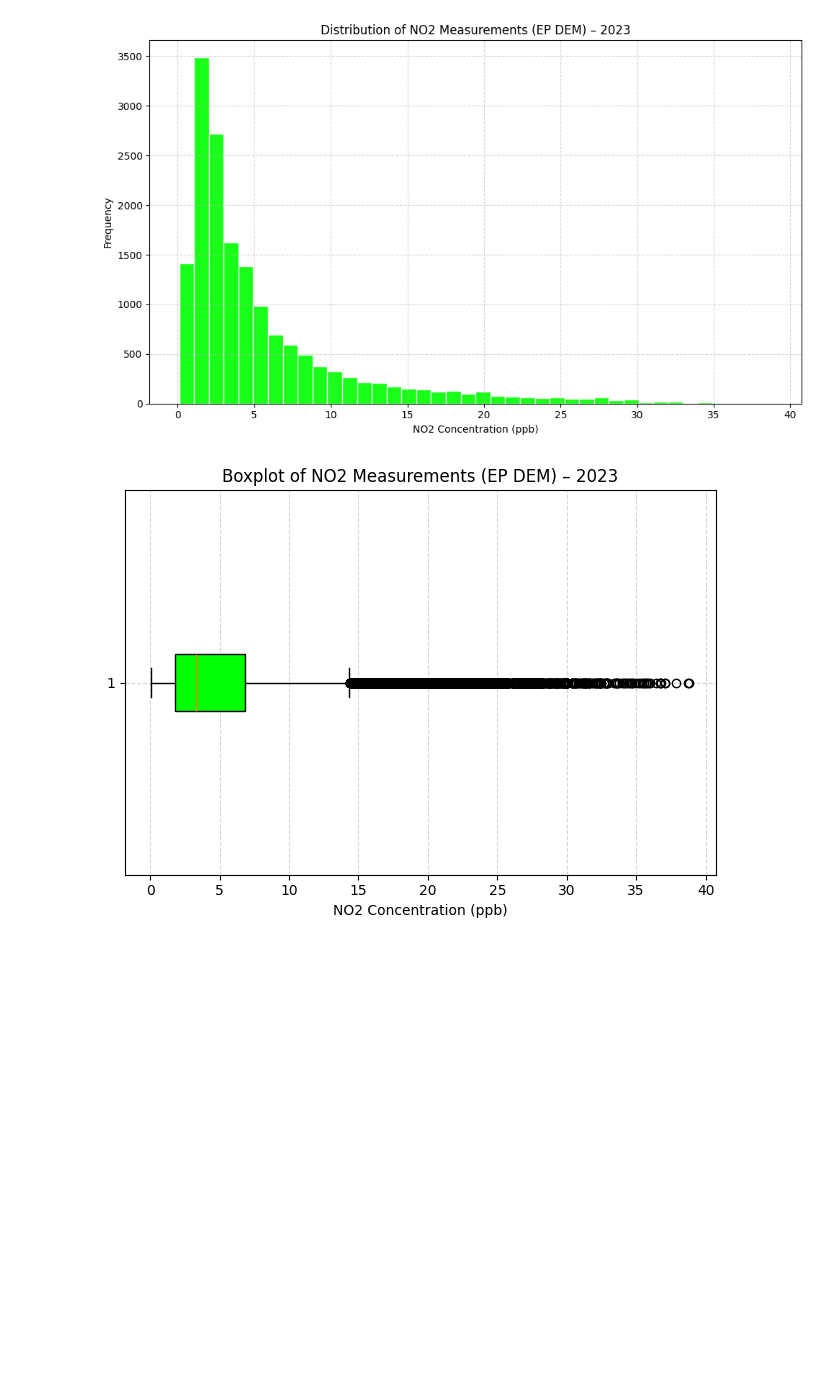
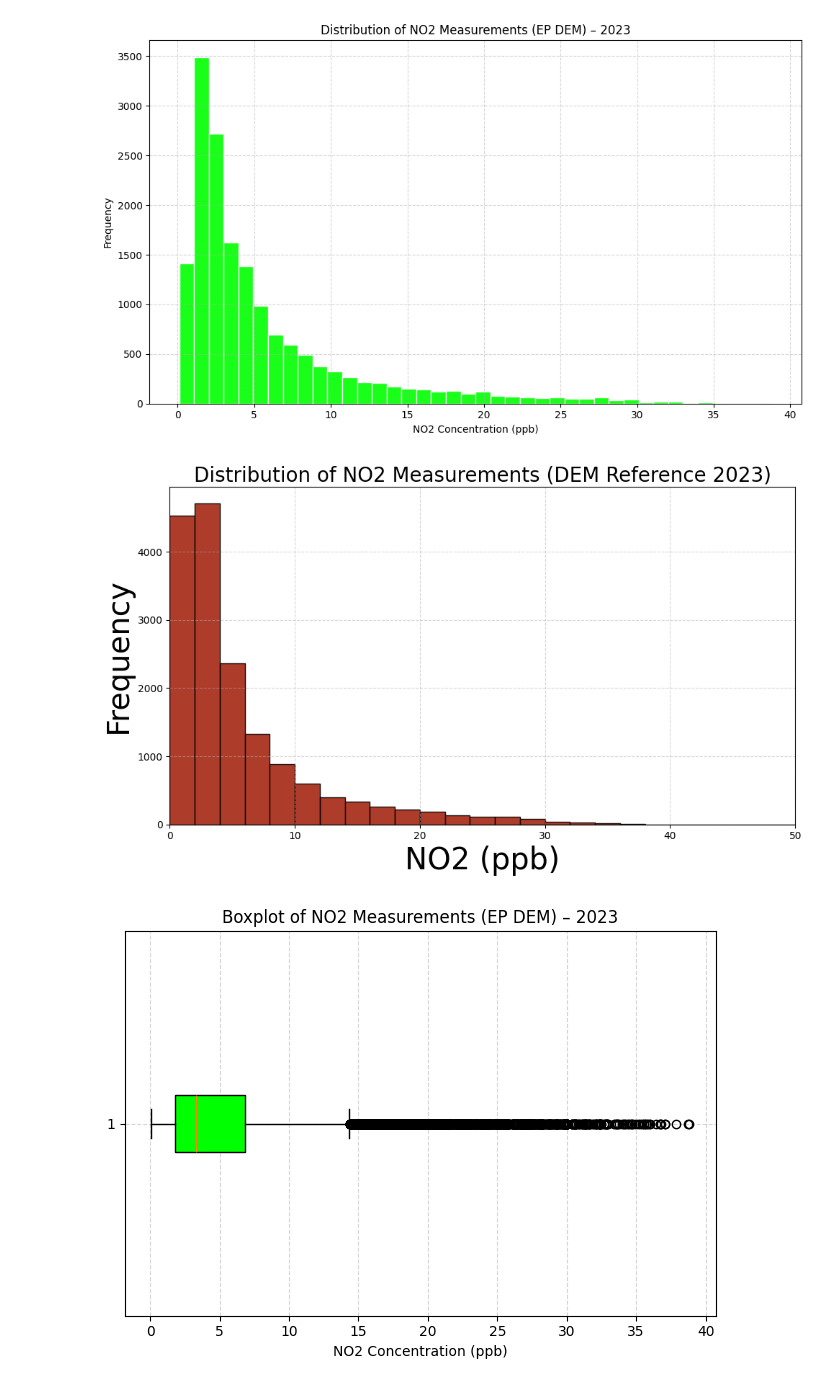
Before and after one commit to jacklardner/calibrated-no2-EDA, a Jupyter notebook: calibrated_to_EP.ipynb, the cells around one changed output. Drawn from its saved outputs; the diff is of its cells as text; code cells hidden in the pictures; blank space fills up the shorter version.

Commit message:
added new visuals

```diff
--- a/calibrated_to_EP.ipynb
+++ b/calibrated_to_EP.ipynb
@@ -476,6 +476,24 @@ plt.tight_layout()
 plt.show()
 # %% [output]
 [figure]
+# %%
+no2_values = reference_no2_ep["true_no2"].dropna()
+
+bins = np.arange(0, 52, 2)
+
+plt.figure(figsize=(10, 6))
+plt.hist(no2_values, bins=bins, color="#a52714", edgecolor="black", alpha=0.9)
+
+plt.title("Distribution of NO2 Measurements (DEM Reference 2023)", fontsize=20)
+plt.xlabel("NO2 (ppb)", fontsize=30)
+plt.ylabel("Frequency", fontsize=30)
+plt.xlim(0, 50)
+plt.grid(True, linestyle="--", alpha=0.5)
+plt.tight_layout()
+
+plt.show()
+# %% [output]
+[figure, added]
 # %%
 plt.boxplot(no2_values, vert=False, patch_artist=True,
             boxprops=dict(facecolor="lime", color="black"))
```
